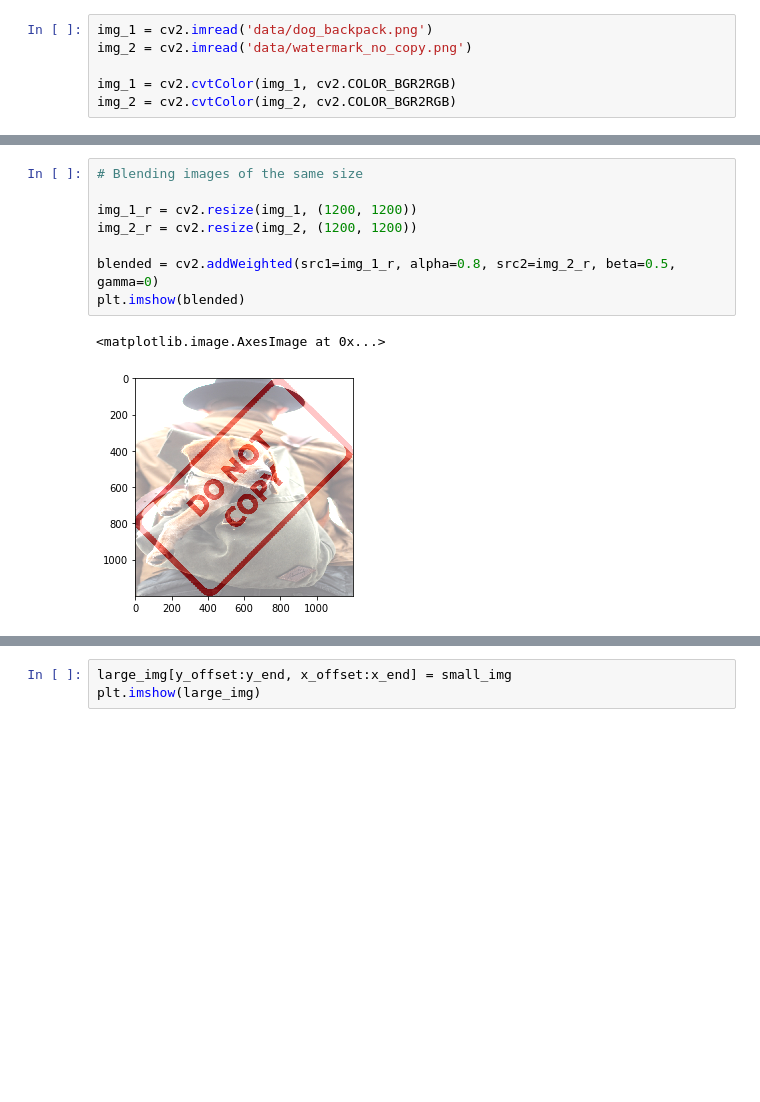
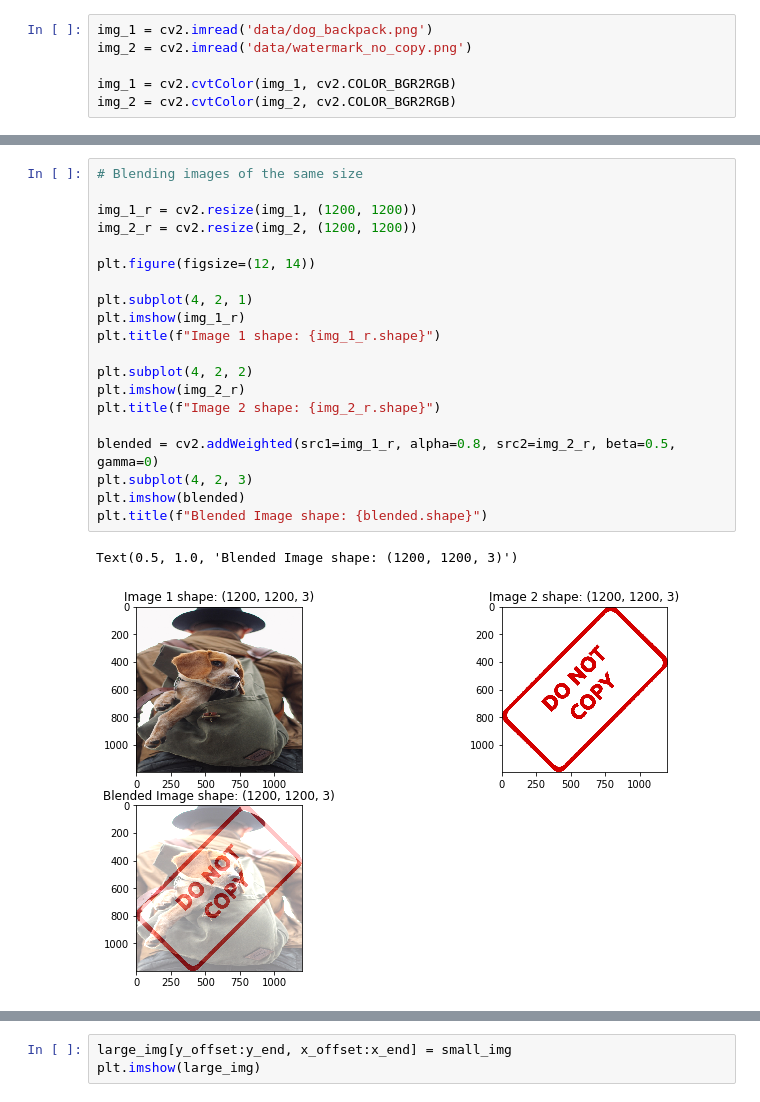
Before and after one commit to fares-ds/Computer_Vision_with_OpenCV_and_TensorFlow, a Jupyter notebook: Image_Preprocessing.ipynb, the cells around one changed output, grey strips where cells are left out. Cells and saved outputs as stored; diff of their text form; blank space fills up the shorter version.

Commit message:
Image preprocessing with OpenCV

```diff
--- a/Image_Preprocessing.ipynb
+++ b/Image_Preprocessing.ipynb
@@ -57,11 +58,23 @@ Image 2 shape: (1280, 1277, 3)
 # %%
 # Blending images of the same size
 
 img_1_r = cv2.resize(img_1, (1200, 1200))
 img_2_r = cv2.resize(img_2, (1200, 1200))
 
+plt.figure(figsize=(12, 14))
+
+plt.subplot(4, 2, 1)
+plt.imshow(img_1_r)
+plt.title(f"Image 1 shape: {img_1_r.shape}")
+
+plt.subplot(4, 2, 2)
+plt.imshow(img_2_r)
+plt.title(f"Image 2 shape: {img_2_r.shape}")
+
 blended = cv2.addWeighted(src1=img_1_r, alpha=0.8, src2=img_2_r, beta=0.5, gamma=0)
+plt.subplot(4, 2, 3)
 plt.imshow(blended)
+plt.title(f"Blended Image shape: {blended.shape}")
 # %% [output]
-<matplotlib.image.AxesImage at 0x...>
+Text(0.5, 1.0, 'Blended Image shape: (1200, 1200, 3)')
-[figure, old version]
+[figure, new version]
```
Also changed, not shown: parts of 19 cells of this notebook.
